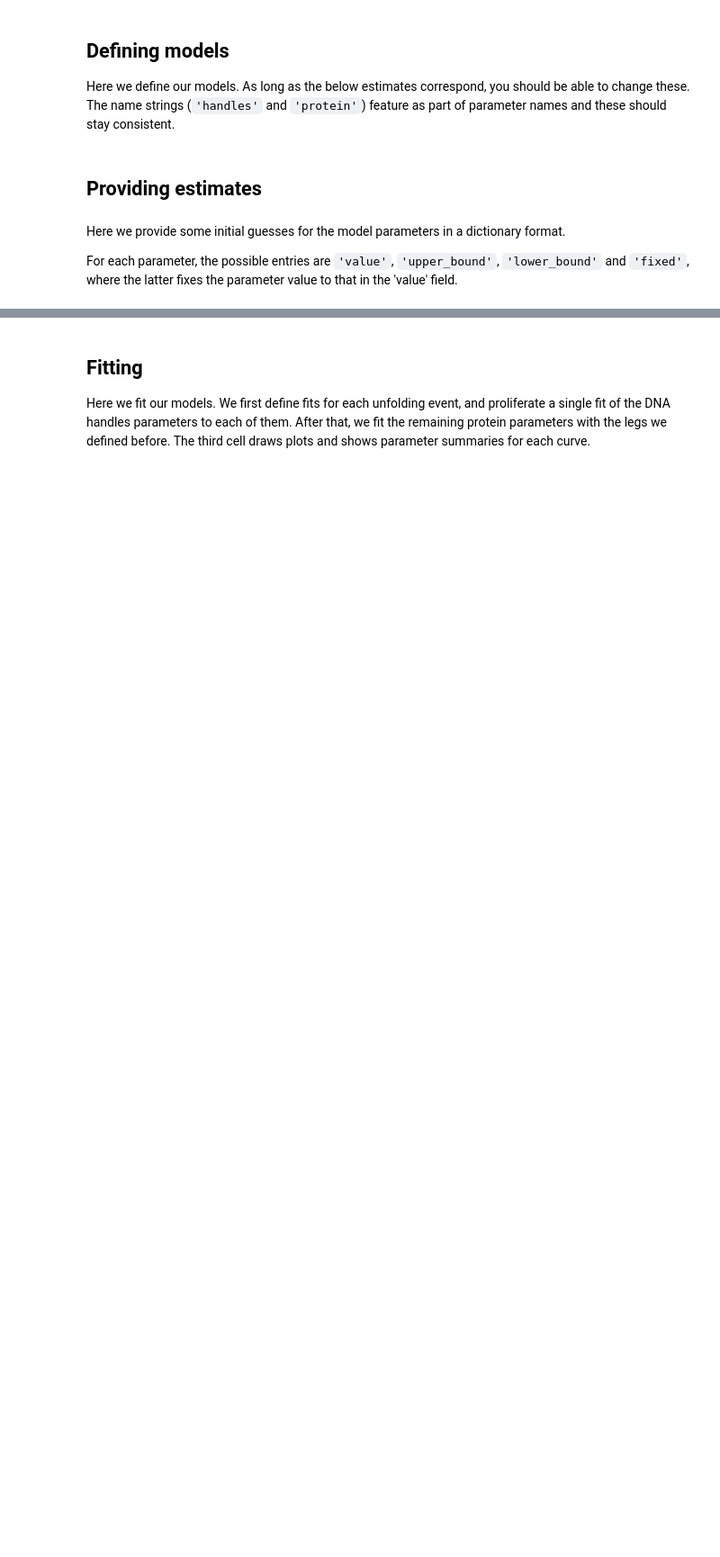
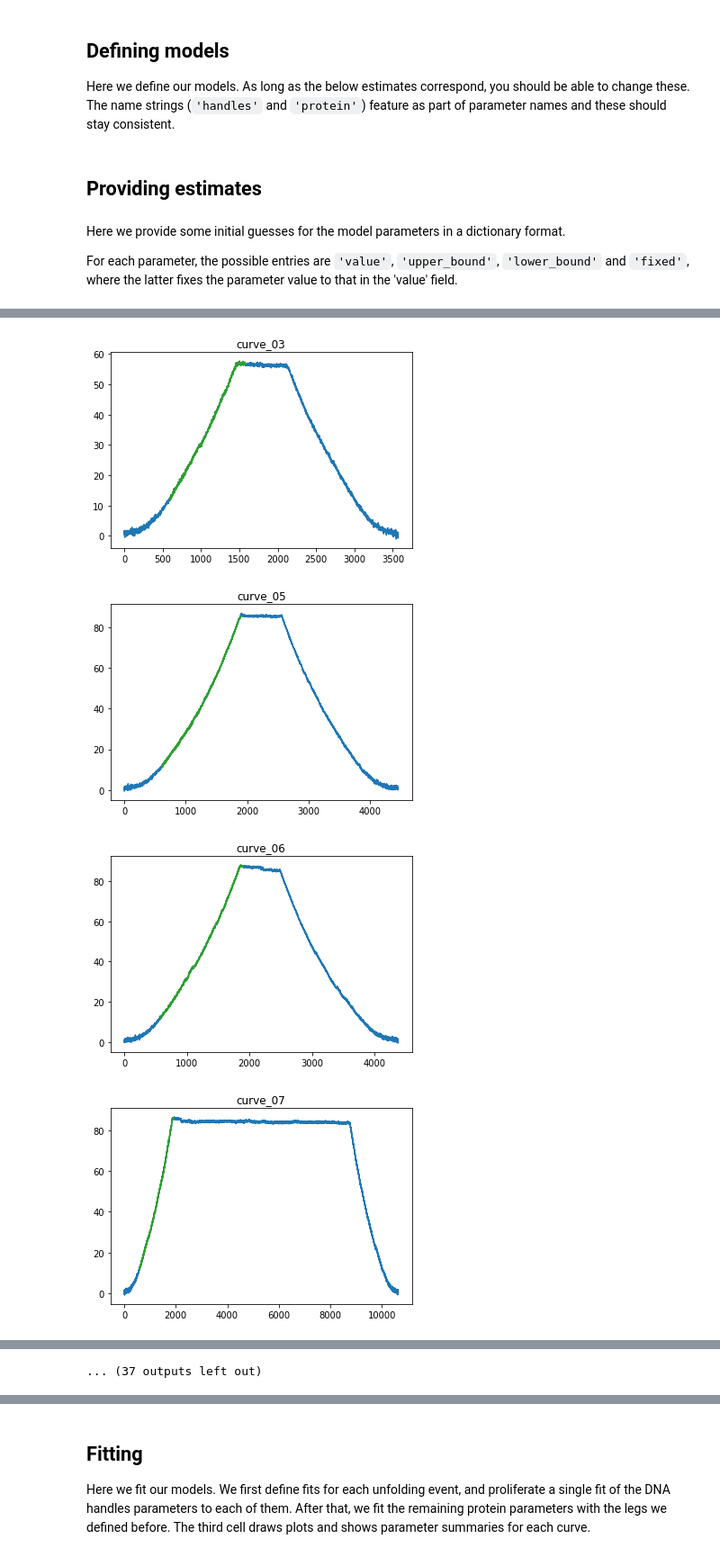
Before and after one commit to kaveeken/tweez-CV, a Jupyter notebook: CVbook.ipynb, the cells around one changed output, grey strips where cells are left out. Shown at 90% size. Drawn from its saved outputs; the diff is of its cells as text; code cells hidden in the pictures; blank space fills up the shorter version.

```diff
--- a/CVbook.ipynb
+++ b/CVbook.ipynb
@@ -89,16 +66,0 @@ datasets = [{'filename': '20210302-190729 Marker 4_TrmD.h5'}]
-# %%
-fdcurves = {}
-for dataset in datasets:
-    data = lk.File(dataset['filename'])
-    #print(data.fdcurves)
-    for curve_id in dataset['curve_ids']:
-        original = data.fdcurves[curve_id]
-        fdata = data.fdcurves[curve_id].f.data
-        ddata = data.fdcurves[curve_id].d.data
-        if PRUNE_ZEROS:
-            fdata = fdata[ddata > 0]
-            ddata = ddata[ddata > 0]
-        if PREPEND_FILENAME:
-            curve_id = dataset['filename'] + ':' + curve_id
-        fdcurves[curve_id] = Curve(curve_id, ddata, fdata)
-        # we don't need the id in two different places
@@ -115,16 +66,0 @@ fdcurves[ID] = Curve(ID, DISTANCE_DATA, FORCE_DATA)
-# %%
-from simulate import generate_fd
-DEBUG = False
-
-if DEBUG:
-    # multiple unfold cases
-    dist_unfold = 0.38
-    clslist = [[0.025], [0.015, 0.030], [0.01, 0.02, 0.03]]
-    for index, cls in enumerate(clslist):
-        curve_id = f'simulation_{index}'
-        fdcurves[curve_id] = \
-            Curve(curve_id, *generate_fd(dist_unfold, cls, handle_estimates, protein_estimates))
-    # lost bead case
-    dist, force = generate_fd(0.38, [0.025], handle_estimates, protein_estimates)
-    force[1800:] = 0
-    fdcurves['sim_loss'] = Curve('sim_loss', dist, force)
@@ -182,12 +158,17 @@
 # %%
 SHOW_PLOTS = True
 %matplotlib inline
 
 for curve in fdcurves.values():
-    print(curve.identifier)
-    curve.find_events(DEBUG=True, handle_contour = handle_estimates['handles/Lc']['value'])
+    #print(curve.identifier)
+    curve.find_events(DEBUG=False, handle_contour = handle_estimates['handles/Lc']['value'])
     #print(curve.top)
     if SHOW_PLOTS:
         curve.plot_events()
 # plot force over time (or number of measurements)
 # green: fitted leg, orange: unfold event, red: return/stationary point
+# %% [output]
+[figure, added]
+[figure, added]
+[figure, added]
+[figure, added]
@@ -193,0 +183 @@ for curve in fdcurves.values():
+... (37 outputs left out)
```
Also changed, not shown: parts of 33 cells of this notebook.
